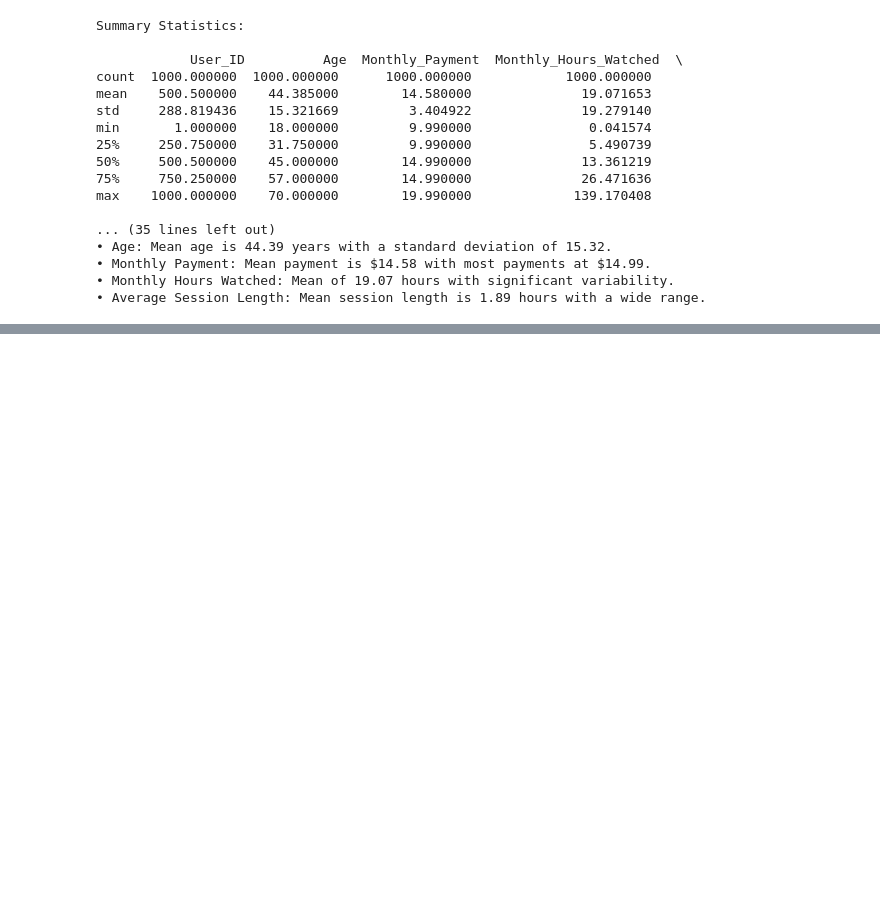
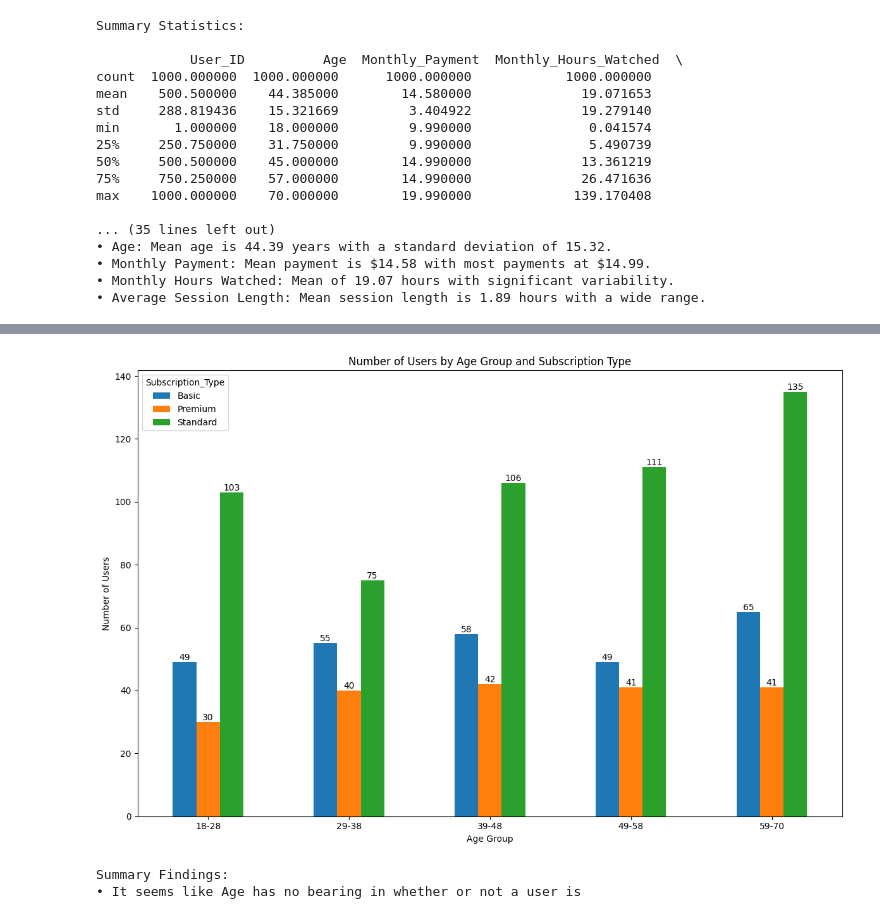
Before and after one commit to NumanESchulich/SchulichDataScience, a Jupyter notebook: Data Science I (MBAN 6110T)/Assignments/Assignment_I.ipynb, the cells around one changed output, grey strips where cells are left out. Drawn from its saved outputs; the diff is of its cells as text; code cells hidden in the pictures; blank space fills up the shorter version.

```diff
--- a/Data Science I (MBAN 6110T)/Assignments/Assignment_I.ipynb
+++ b/Data Science I (MBAN 6110T)/Assignments/Assignment_I.ipynb
@@ -112,3 +112,47 @@ Summary Findings:
 • That said, we could make the assumption that gender will have no bearing on our analysis.
 • Age distribution is surprisingly flat, with elder people still watching as much as younger people.
 • Monthly hours watched and Average Session Length is unsurprisingly right skewed.
+# %%
+# Section III: Visualizing Payment by Age Group
+
+# Define age bins and labels
+bins = [18, 28, 38, 48, 58, 71]
+labels = ['18-28', '29-38', '39-48', '49-58', '59-70']
+
+# Add an 'Age_Group' column to the dataset
+df['Age_Group'] = pd.cut(df['Age'], bins=bins, labels=labels, right=False)
+
+# Group by Age_Group and Subscription_Type and count the number of users
+age_group_subscription = df.groupby(['Age_Group', 'Subscription_Type']).size().unstack(fill_value=0)
+
+# Remove rows with missing values in 'Age_Group'
+age_group_subscription = age_group_subscription.dropna()
+
+# Plot the data
+ax = age_group_subscription.plot(kind='bar', stacked=False, figsize=(12, 8))
+
+# Set plot labels and title
+ax.set_xlabel('Age Group')
+ax.set_ylabel('Number of Users')
+ax.set_title('Number of Users by Age Group and Subscription Type')
+
+# Adding data labels
+for container in ax.containers:
+    ax.bar_label(container)
+
+# Display the plot
+plt.xticks(rotation=0)
+plt.tight_layout()
+plt.show()
+
+# Add the 'Churn Flag' column to the dataset
+df['Churn_Flag'] = df['Reason_for_Churn'].apply(lambda x: 'Yes' if pd.notnull(x) else 'No')
+
+# Manually written text of findings
+
+print(color.BOLD + color.DARKCYAN + color.UNDERLINE + 'Summary Findings:' + color.END + '\n' +
+'• It seems like Age has no bearing in whether or not a user is ' + '\n')
+# %% [output]
+[figure, added]
+Summary Findings:
+• It seems like Age has no bearing in whether or not a user is
```
Also changed, not shown: parts of 3 cells of this notebook.
